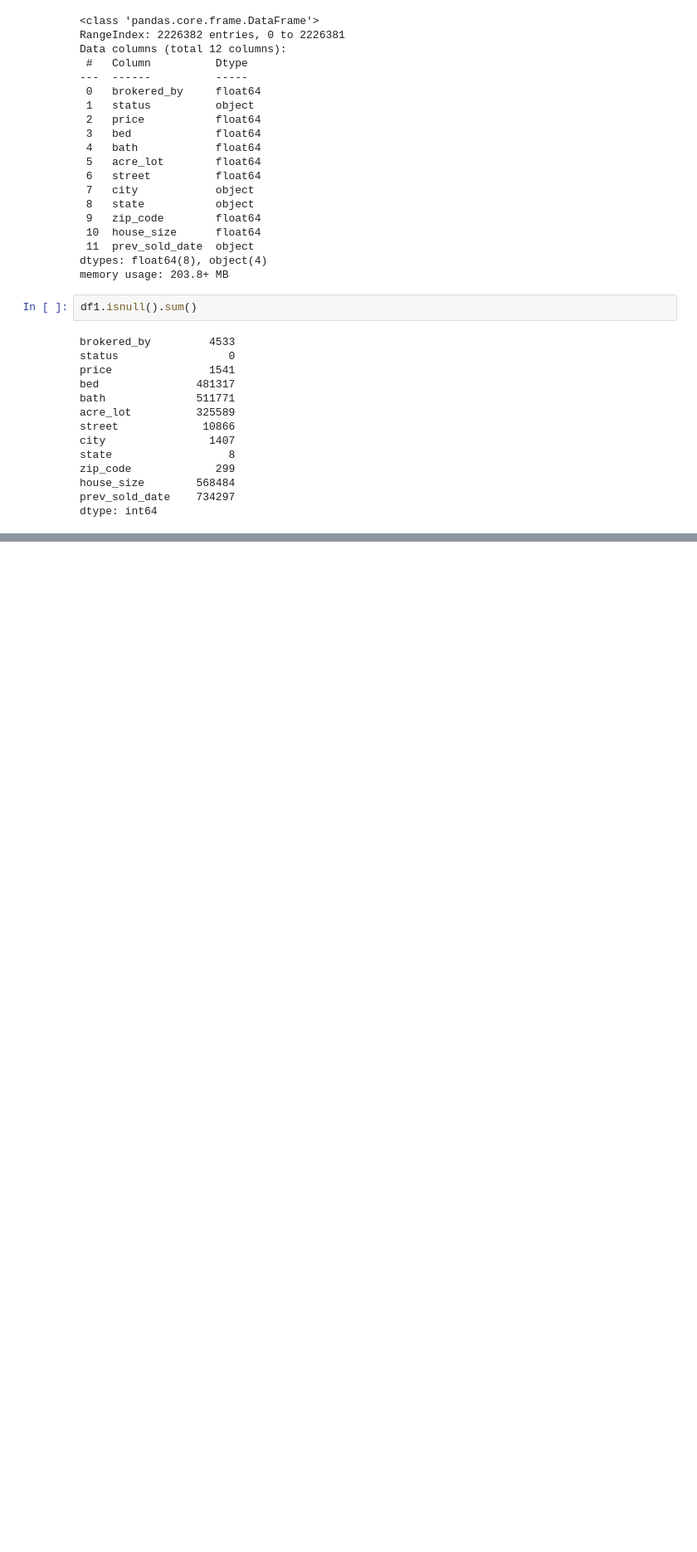
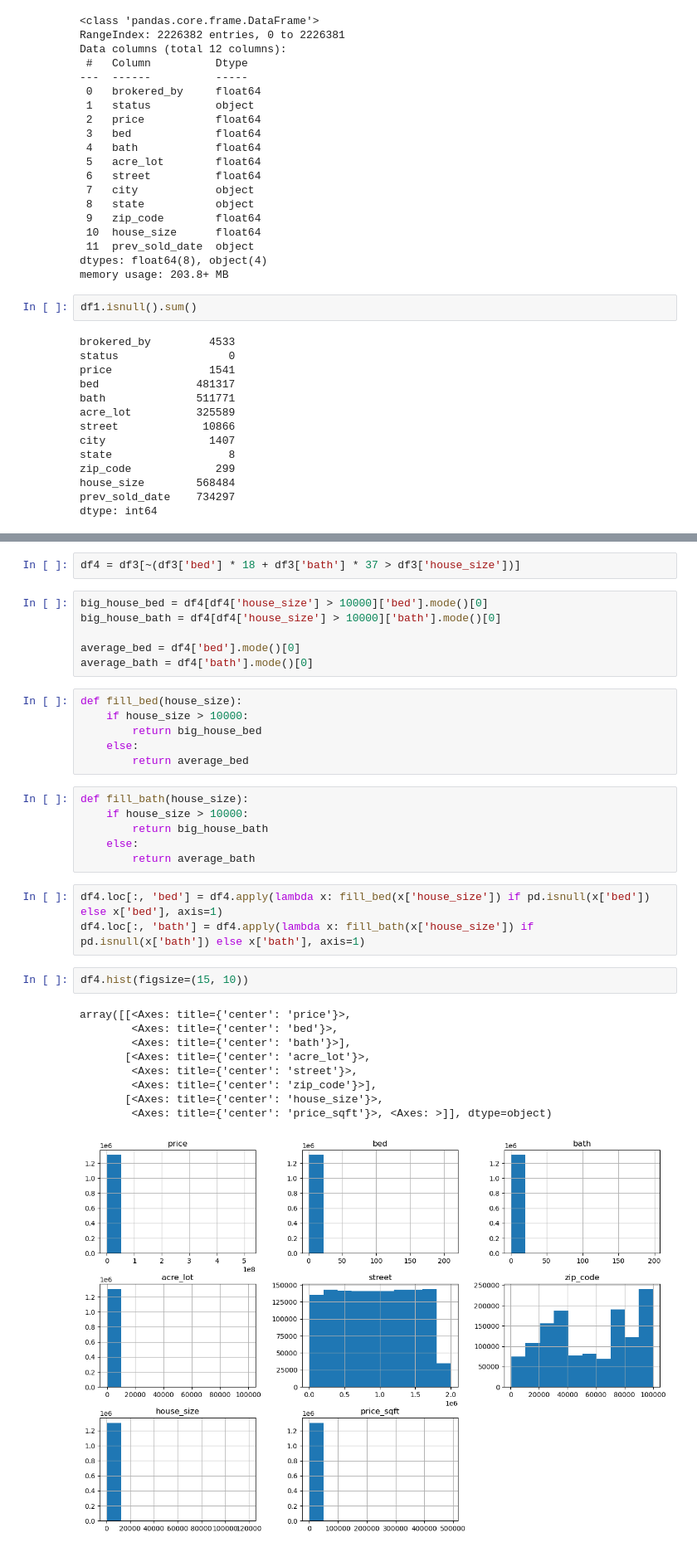
Before and after one commit to AmrWalidi/house-price-prediction-, a Jupyter notebook: house_price_prediction.ipynb, the cells around one changed output, grey strips where cells are left out. Shown: that part at 83% size. Drawn from its saved outputs; the diff is of its cells as text; blank space fills up the shorter version.

```diff
--- a/house_price_prediction.ipynb
+++ b/house_price_prediction.ipynb
@@ -140,0 +116,35 @@ model.score(X_test, y_test)
+# %%
+df4 = df3[~(df3['bed'] * 18 + df3['bath'] * 37 > df3['house_size'])]
+# %%
+big_house_bed = df4[df4['house_size'] > 10000]['bed'].mode()[0]
+big_house_bath = df4[df4['house_size'] > 10000]['bath'].mode()[0]
+
+average_bed = df4['bed'].mode()[0]
+average_bath = df4['bath'].mode()[0]
+# %%
+def fill_bed(house_size):
+    if house_size > 10000:
+        return big_house_bed
+    else:
+        return average_bed
+# %%
+def fill_bath(house_size):
+    if house_size > 10000:
+        return big_house_bath
+    else:
+        return average_bath
+# %%
+df4.loc[:, 'bed'] = df4.apply(lambda x: fill_bed(x['house_size']) if pd.isnull(x['bed']) else x['bed'], axis=1)
+df4.loc[:, 'bath'] = df4.apply(lambda x: fill_bath(x['house_size']) if pd.isnull(x['bath']) else x['bath'], axis=1)
+# %%
+df4.hist(figsize=(15, 10))
+# %% [output]
+array([[<Axes: title={'center': 'price'}>,
+        <Axes: title={'center': 'bed'}>,
+        <Axes: title={'center': 'bath'}>],
+       [<Axes: title={'center': 'acre_lot'}>,
+        <Axes: title={'center': 'street'}>,
+        <Axes: title={'center': 'zip_code'}>],
+       [<Axes: title={'center': 'house_size'}>,
+        <Axes: title={'center': 'price_sqft'}>, <Axes: >]], dtype=object)
+[figure, added]
```
Also changed, not shown: parts of 26 cells of this notebook.
